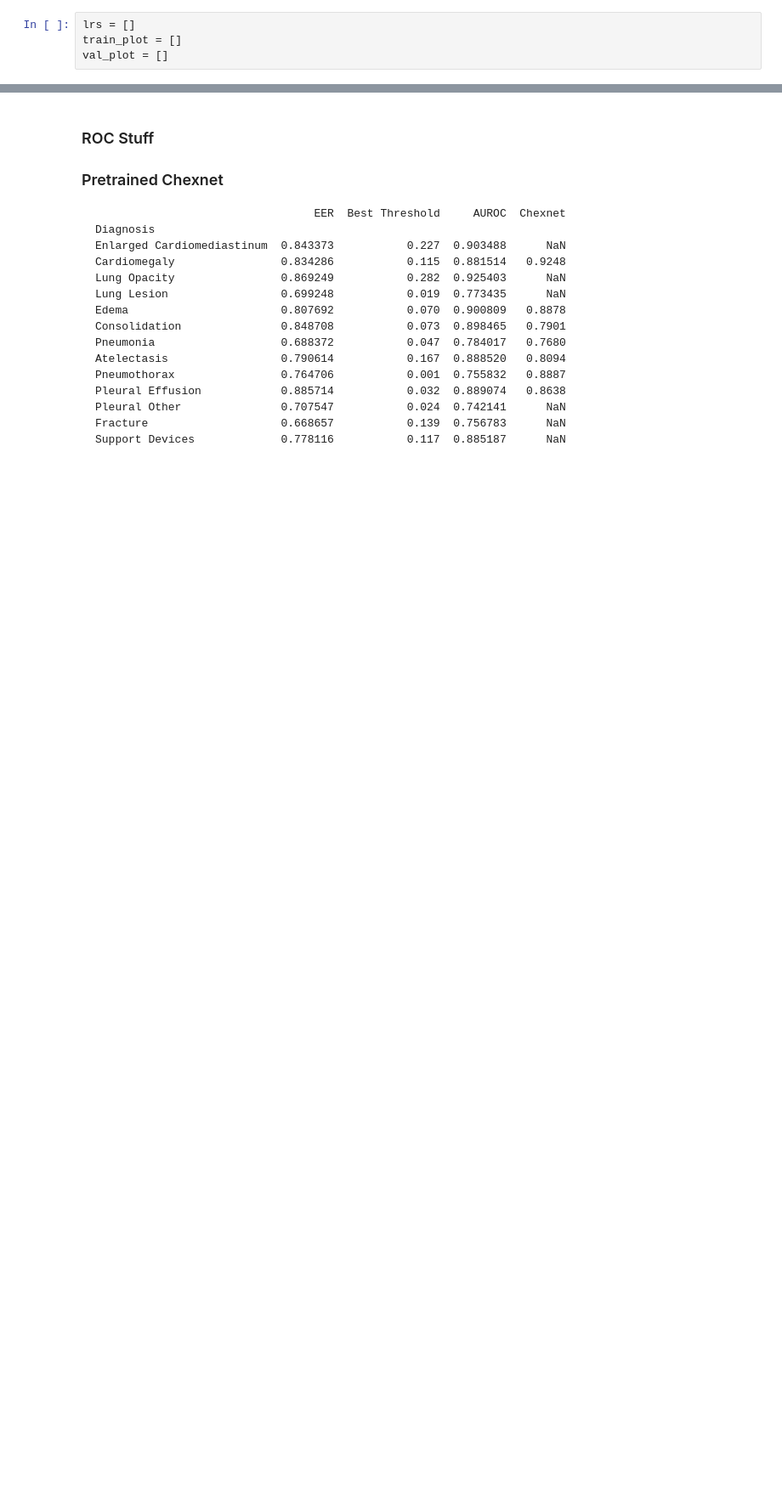
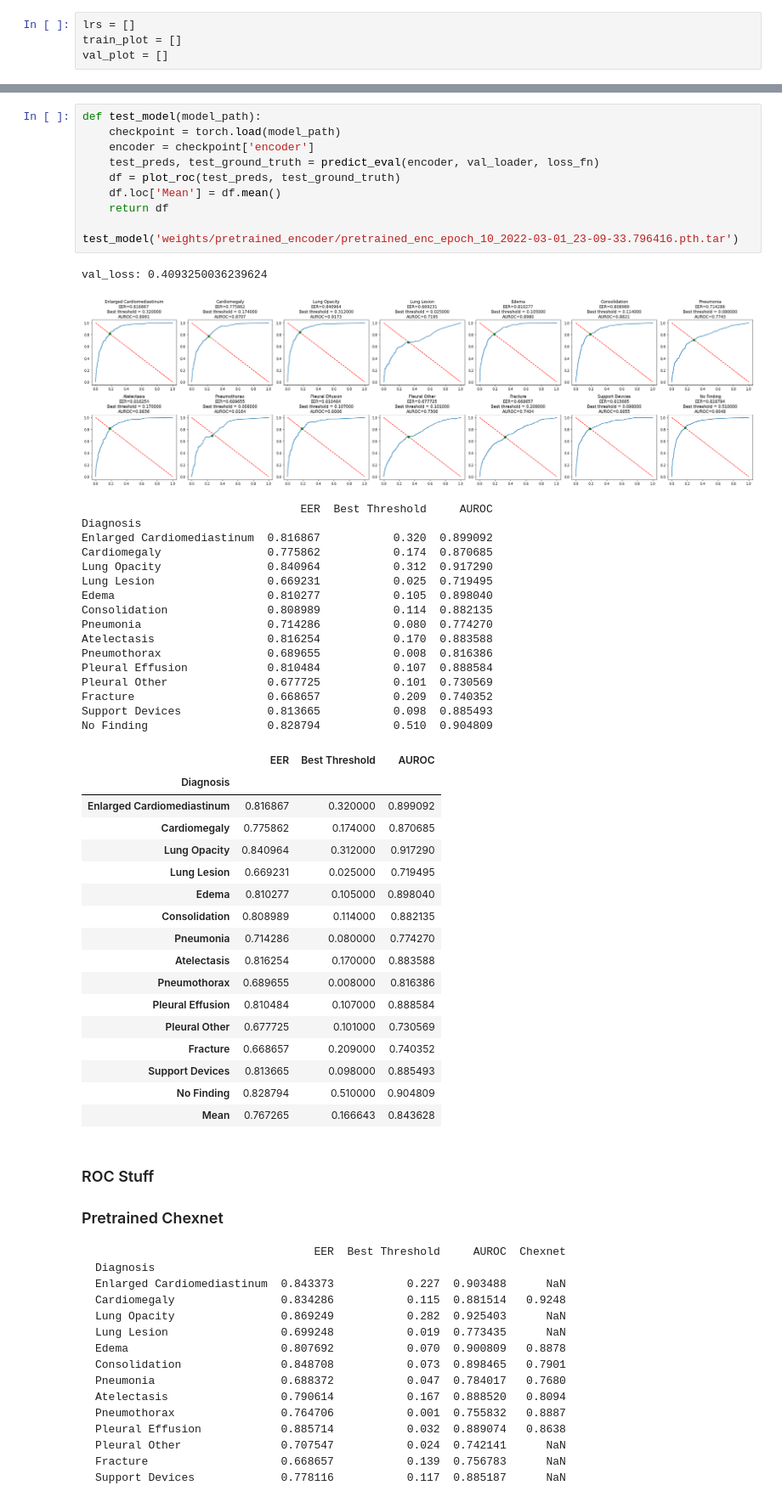
Before and after one commit to pjumruspun/chest-xray-report-gen, a Jupyter notebook: text_generation/pretrain_encoder.ipynb, the cells around one changed output, grey strips where cells are left out. Shown at 85% size. Cells and saved outputs as stored; diff of their text form; blank space fills up the shorter version.

```diff
--- a/text_generation/pretrain_encoder.ipynb
+++ b/text_generation/pretrain_encoder.ipynb
@@ -467,3 +565,49 @@ results_df = plot_roc(val_preds, ground_truth)
+# %%
+def test_model(model_path):
+    checkpoint = torch.load(model_path)
+    encoder = checkpoint['encoder']
+    test_preds, test_ground_truth = predict_eval(encoder, val_loader, loss_fn)
+    df = plot_roc(test_preds, test_ground_truth)
+    df.loc['Mean'] = df.mean()
+    return df
+
+test_model('weights/pretrained_encoder/pretrained_enc_epoch_10_2022-03-01_23-09-33.796416.pth.tar')
+# %% [output]
+val_loss: 0.4093250036239624
+[figure, added]
+                                 EER  Best Threshold     AUROC
+Diagnosis
+Enlarged Cardiomediastinum  0.816867           0.320  0.899092
+Cardiomegaly                0.775862           0.174  0.870685
+Lung Opacity                0.840964           0.312  0.917290
+Lung Lesion                 0.669231           0.025  0.719495
+Edema                       0.810277           0.105  0.898040
+Consolidation               0.808989           0.114  0.882135
+Pneumonia                   0.714286           0.080  0.774270
+Atelectasis                 0.816254           0.170  0.883588
+Pneumothorax                0.689655           0.008  0.816386
+Pleural Effusion            0.810484           0.107  0.888584
+Pleural Other               0.677725           0.101  0.730569
+Fracture                    0.668657           0.209  0.740352
+Support Devices             0.813665           0.098  0.885493
+No Finding                  0.828794           0.510  0.904809
+|  | EER | Best Threshold | AUROC |
+| Diagnosis |  |  |  |
+| Enlarged Cardiomediastinum | 0.816867 | 0.320000 | 0.899092 |
+| Cardiomegaly | 0.775862 | 0.174000 | 0.870685 |
+| Lung Opacity | 0.840964 | 0.312000 | 0.917290 |
+| Lung Lesion | 0.669231 | 0.025000 | 0.719495 |
+| Edema | 0.810277 | 0.105000 | 0.898040 |
+| Consolidation | 0.808989 | 0.114000 | 0.882135 |
+| Pneumonia | 0.714286 | 0.080000 | 0.774270 |
+| Atelectasis | 0.816254 | 0.170000 | 0.883588 |
+| Pneumothorax | 0.689655 | 0.008000 | 0.816386 |
+| Pleural Effusion | 0.810484 | 0.107000 | 0.888584 |
+| Pleural Other | 0.677725 | 0.101000 | 0.730569 |
+| Fracture | 0.668657 | 0.209000 | 0.740352 |
+| Support Devices | 0.813665 | 0.098000 | 0.885493 |
+| No Finding | 0.828794 | 0.510000 | 0.904809 |
+| Mean | 0.767265 | 0.166643 | 0.843628 |
 # %% [markdown]
 ### ROC Stuff
 ### Pretrained Chexnet
```
Also changed, not shown: parts of 21 cells of this notebook, 10 other files.
